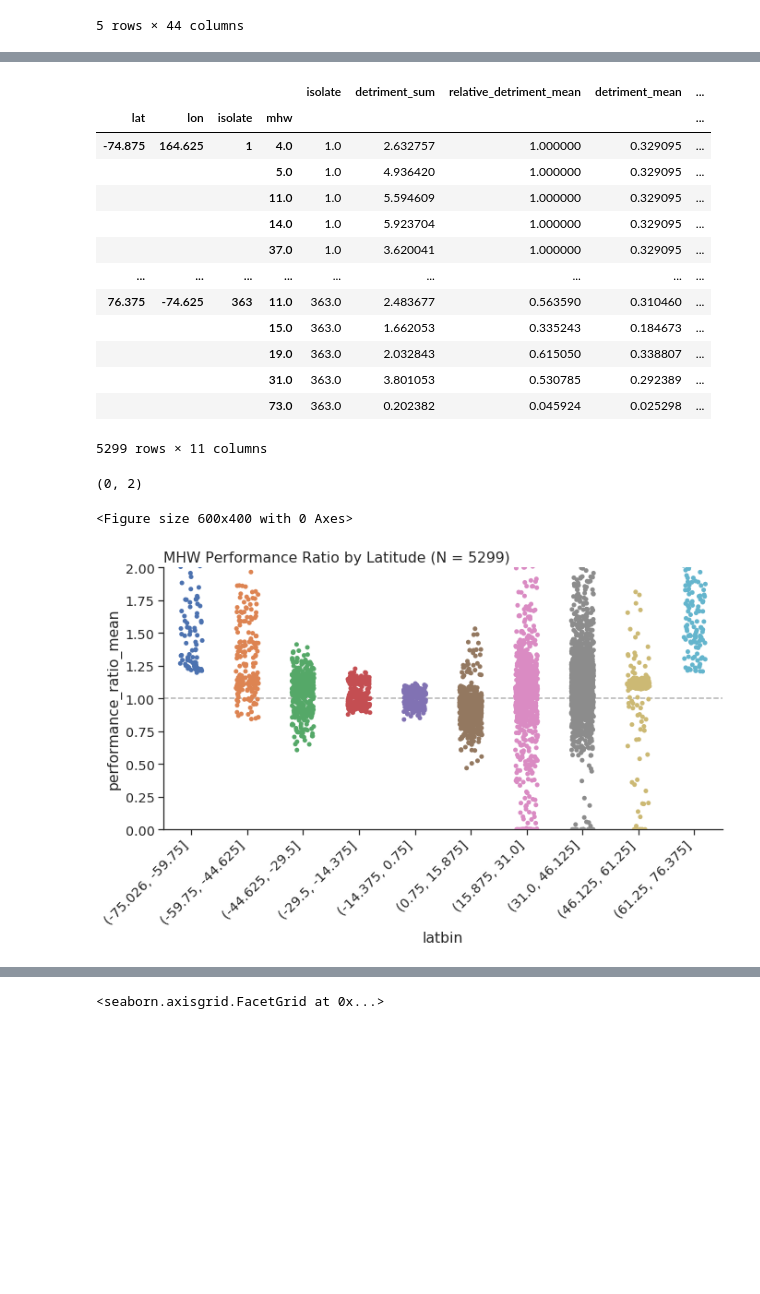
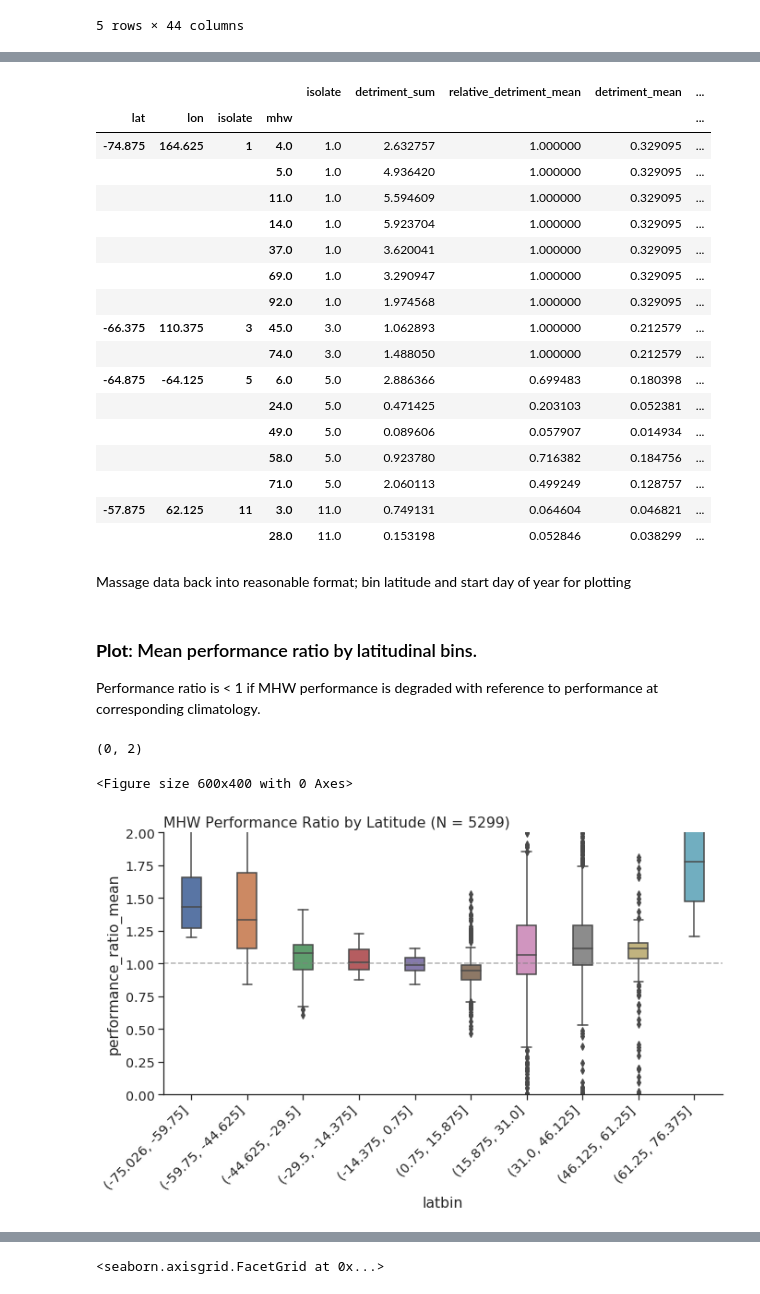
Before and after one commit to HuckleyLab/phyto-mhw, a Jupyter notebook: analysis/Individual_Isolate_performance.ipynb, the cells around one changed output, grey strips where cells are left out. Drawn from its saved outputs; the diff is of its cells as text; code cells hidden in the pictures; blank space fills up the shorter version.

```diff
--- a/analysis/Individual_Isolate_performance.ipynb
+++ b/analysis/Individual_Isolate_performance.ipynb
@@ -162,2 +163,3 @@ loc_dets = [get_nearest_mhw_detections(oisst, x['isolation.latitude'], x['isolat
 # %%
-loc_dets_values = client.compute(loc_dets, sync=True, optimize_graph=True)
+%%time
+isolate_mhws = client.compute(isolate_mhws_tasks, sync=True, optimize_graph=True)
@@ -176,7 +185,7 @@ tmax_col = 'tmax'
 tmin_col = 'tmin'
 topt_col = 'mu.g.opt.list'
 # %%
-performances = []
+performance_tasks = {}
 for i, (_, isolate) in tqdm.tqdm(enumerate(plankton.iterrows())):
 
     _tpc = tpcs[isolate['isolate.code']]
@@ -198,7 +207,7 @@ for i, (_, isolate) in tqdm.tqdm(enumerate(plankton.iterrows())):
         output_dtypes=['float64']
     ).sst.T
 
-    _relevant_mhws = loc_dets_values[i]
+    _relevant_mhws = isolate_mhws[isolate['isolate.code']]
 
 
     performance = xr.full_like(_relevant_sst, fill_value=0.).rename_vars({'sst' : "performance"})
@@ -228,4 +237,4 @@ for i, (_, isolate) in tqdm.tqdm(enumerate(plankton.iterrows())):
 
     performance['tmax'] = _tmax
 
-    performances.append(performance.assign_coords(isolate = isolate['isolate.code']))
+    performance_tasks[isolate['isolate.code']] = performance.assign_coords(isolate = isolate['isolate.code'])
@@ -274,2 +243,3 @@ Attributes: (0)
 # %%
-performance = client.compute(performances, sync=True, optimize_graph=True)
+%%time
+isolate_performance = client.compute(performance_tasks, sync=True, optimize_graph=True)
@@ -280,3 +253,5 @@ isolate_merged_performance = [xr.merge(merge) for merge in zip(loc_dets_values,
+# %%
+isolate_merged_performance = [xr.merge([isolate_mhws[ic], isolate_performance[ic]]) for ic in plankton['isolate.code']]
 # %%
 isolate_combined = xr.concat(isolate_merged_performance, dim='isolate')
 # %%
@@ -341,6 +319,6 @@ CPU times: user 1.34 s, sys: 128 ms, total: 1.46 s
 Wall time: 6.76 s
 # %%
-a
+a.head(16)
 # %% [output]
 |  |  |  |  | isolate | detriment_sum | relative_detriment_mean | detriment_mean | ... |
 | lat | lon | isolate | mhw |  |  |  |  | ... |
@@ -349,28 +327,38 @@ a
 |  |  |  | 11.0 | 1.0 | 5.594609 | 1.000000 | 0.329095 | ... |
 |  |  |  | 14.0 | 1.0 | 5.923704 | 1.000000 | 0.329095 | ... |
 |  |  |  | 37.0 | 1.0 | 3.620041 | 1.000000 | 0.329095 | ... |
-| ... | ... | ... | ... | ... | ... | ... | ... | ... |
-| 76.375 | -74.625 | 363 | 11.0 | 363.0 | 2.483677 | 0.563590 | 0.310460 | ... |
-|  |  |  | 15.0 | 363.0 | 1.662053 | 0.335243 | 0.184673 | ... |
-|  |  |  | 19.0 | 363.0 | 2.032843 | 0.615050 | 0.338807 | ... |
-|  |  |  | 31.0 | 363.0 | 3.801053 | 0.530785 | 0.292389 | ... |
-|  |  |  | 73.0 | 363.0 | 0.202382 | 0.045924 | 0.025298 | ... |
+|  |  |  | 69.0 | 1.0 | 3.290947 | 1.000000 | 0.329095 | ... |
+|  |  |  | 92.0 | 1.0 | 1.974568 | 1.000000 | 0.329095 | ... |
+| -66.375 | 110.375 | 3 | 45.0 | 3.0 | 1.062893 | 1.000000 | 0.212579 | ... |
+|  |  |  | 74.0 | 3.0 | 1.488050 | 1.000000 | 0.212579 | ... |
+| -64.875 | -64.125 | 5 | 6.0 | 5.0 | 2.886366 | 0.699483 | 0.180398 | ... |
+|  |  |  | 24.0 | 5.0 | 0.471425 | 0.203103 | 0.052381 | ... |
+|  |  |  | 49.0 | 5.0 | 0.089606 | 0.057907 | 0.014934 | ... |
+|  |  |  | 58.0 | 5.0 | 0.923780 | 0.716382 | 0.184756 | ... |
+|  |  |  | 71.0 | 5.0 | 2.060113 | 0.499249 | 0.128757 | ... |
+| -57.875 | 62.125 | 11 | 3.0 | 11.0 | 0.749131 | 0.064604 | 0.046821 | ... |
+|  |  |  | 28.0 | 11.0 | 0.153198 | 0.052846 | 0.038299 | ... |
-5299 rows × 11 columns
+# %% [markdown]
+Massage data back into reasonable format; bin latitude and start day of year for plotting
 # %%
 a = a.drop('isolate', axis=1).reset_index()
 # %%
 a['latbin'] = pd.cut(a['lat'], bins=10, )
 a['doy_bins'] = pd.cut(a['start_doy'], bins=4)
+# %% [markdown]
+### **Plot**: Mean performance ratio by latitudinal bins.
+
+Performance ratio is < 1 if MHW performance is degraded with reference to performance at corresponding climatology.
 # %%
 figure = plt.figure(dpi=100)
 sns.set(font_scale=1.3, style='ticks')
-fg = sns.catplot(kind='strip', x = 'latbin', y = 'performance_ratio_mean', data=a, aspect=2, jitter=0.2)
+fg = sns.catplot(kind='box', x = 'latbin', y = 'performance_ratio_mean', data=a, aspect=2, width=0.35)#, jitter=0.2)
 plt.xticks(rotation=45, ha='right')
 plt.axhline(1.0, linestyle='--', alpha=0.6, color='gray')
 # plt.ylim([0, 2])
 plt.title(f"MHW Performance Ratio by Latitude (N = {len(a)})", loc='left')
 plt.ylim([-0, 2])
 # %% [output]
 (0, 2)
 <Figure size 600x400 with 0 Axes>
-[figure, old version]
+[figure, new version]
```
Also changed, not shown: parts of 57 cells of this notebook.
